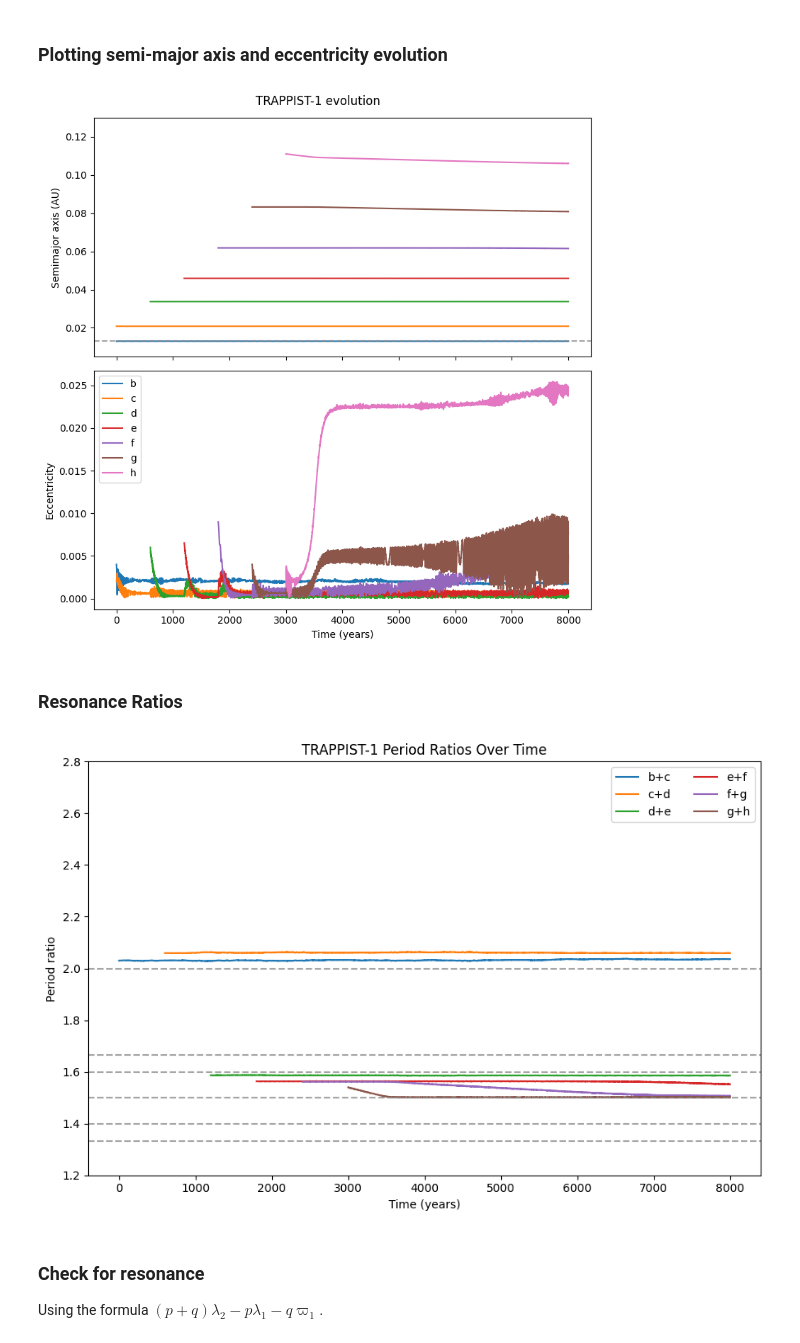
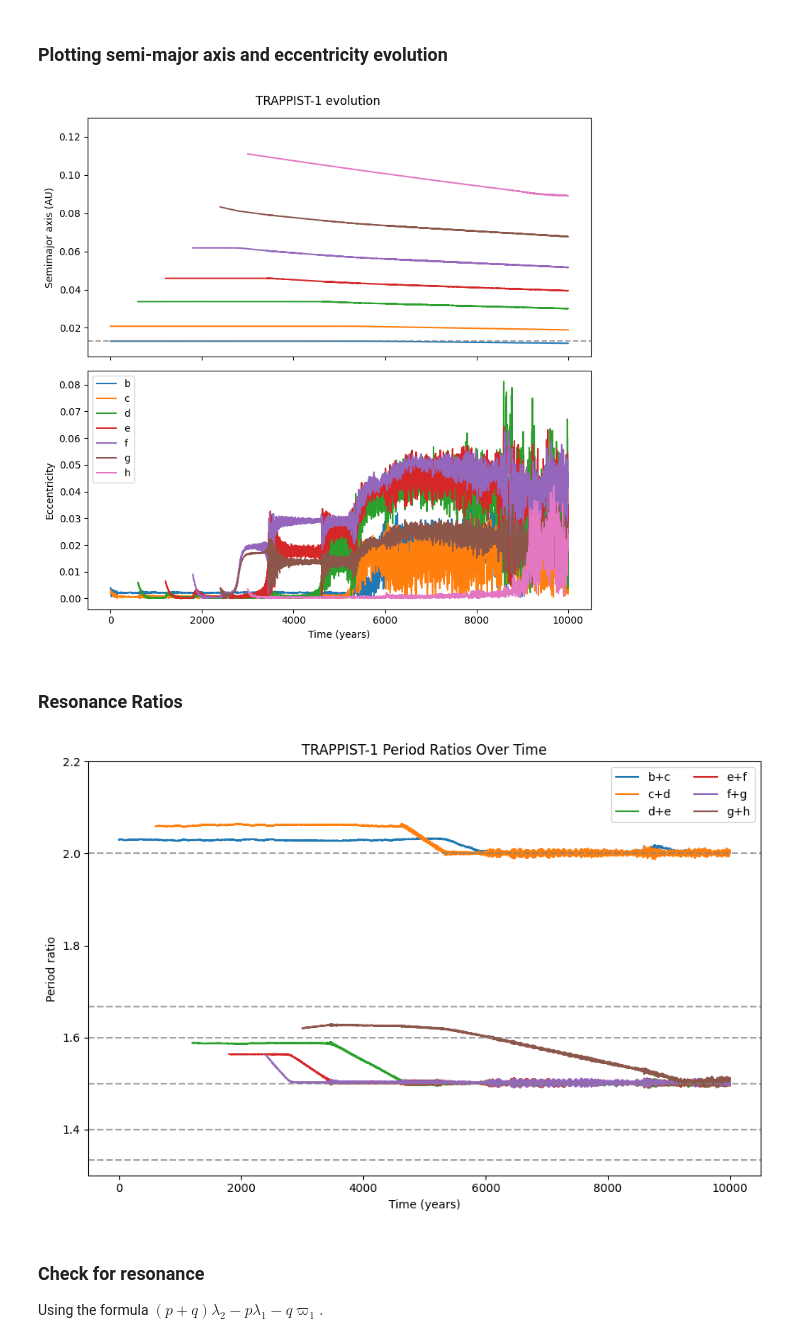
Before and after one commit to dchen10Git/uchi-exoplanets-2025, a Jupyter notebook: trappist1_migration.ipynb, the cells around one changed output. Saved outputs shown, nothing was run; the diff lists cells and outputs as text; code cells hidden in the pictures.

```diff
--- a/trappist1_migration.ipynb
+++ b/trappist1_migration.ipynb
@@ -170,8 +170,8 @@ sim.dt = 0.001 # so it runs faster
 # %% [markdown]
 ### Integrate and Record
 # %%
-time_steps = 4000
-times = np.linspace(0, 8000, time_steps)
+time_steps = 5000
+times = np.linspace(0, 10000, time_steps)
 
 a_vals, e_vals, n_vals, P_vals = np.full((num_planets, time_steps), np.nan), np.full((num_planets, time_steps), np.nan), np.full((num_planets, time_steps), np.nan), np.full((num_planets, time_steps), np.nan)
 P_ratios = np.full((num_planets-1, time_steps), np.nan)
@@ -210,13 +210,15 @@ for i, t in enumerate(times):
         P_ratios[j, i] = P_vals[j+1, i] / P_vals[j, i]
 
     f_a_vals, f_e_vals = f_functions(a_vals[:, i])
-    # print(f_a_vals)
     for j, p in enumerate(ps[1:]):
         if j == 6: # Planet h
             p.params["tau_a"] = -tau_a_earth * (q_earth / q_vals[j]) / f_a_vals[j] # negative so it is damping
+            print(f"h: {p.params['tau_a']}")
         elif j == 5: # Planet g
-             p.params["tau_a"] = -tau_a_earth * (q_earth / q_vals[j]) / f_a_vals[j]
-            # p.params["tau_a"] /= 2 # divide tau_a for g by 2 to prevent overaggressive plowing
+            p.params["tau_a"] = -tau_a_earth * (q_earth / q_vals[j]) / f_a_vals[j]
+
+            p.params["tau_a"] *= 2 # divide tau_a for g by 2 to prevent overaggressive plowing
+            print(f"g: {p.params['tau_a']}")
         else:
             p.params["tau_a"] = 1e32 # turns off migration
 
@@ -251,6 +271,7 @@ plt.xlabel("Time (years)")
 ax1.set_ylabel("Semimajor axis (AU)")
 ax2.set_ylabel("Eccentricity")
 ax1.set_ylim(0.005, 0.13)
+# ax2.set_ylim(-0.01, 0.2)
 
 # Plot truncation radius
 ax1.axhline(r_c, color='gray', ls='--', alpha=0.7)
@@ -262,29 +283,29 @@ plt.legend()
 plt.tight_layout()
 plt.show()
 # %% [output]
-[figure, old version]
+[figure, new version]
 # %% [markdown]
 ### Resonance Ratios
 # %%
 plt.figure(figsize=(9,6))
 labels = [f"{chr(98+j-1)}+{chr(98+j)}" for j in range(1, 7)]  # b,c,d,...
 for j in range(6):
     plt.plot(times, P_ratios[j], label=labels[j])
 
 # Add horizontal lines for nearby resonances
 resonances = [2, 8/5, 7/5, 5/3, 3/2, 4/3]
 for r in resonances:
     plt.axhline(r, color='gray', ls='--', alpha=0.7)
 
 plt.xlabel("Time (years)")
 plt.ylabel("Period ratio")
-plt.ylim(1.2, 2.8)
+plt.ylim(1.3, 2.2)
 plt.title("TRAPPIST-1 Period Ratios Over Time")
 plt.legend(ncol=2)
 plt.tight_layout()
 plt.show()
 # %% [output]
-[figure, old version]
+[figure, new version]
 # %% [markdown]
 ### Check for resonance
 Using the formula $(p+q)\lambda_2 - p\lambda_1 - q \varpi_1$.
```
Also changed, not shown: parts of 1 cell of this notebook.
